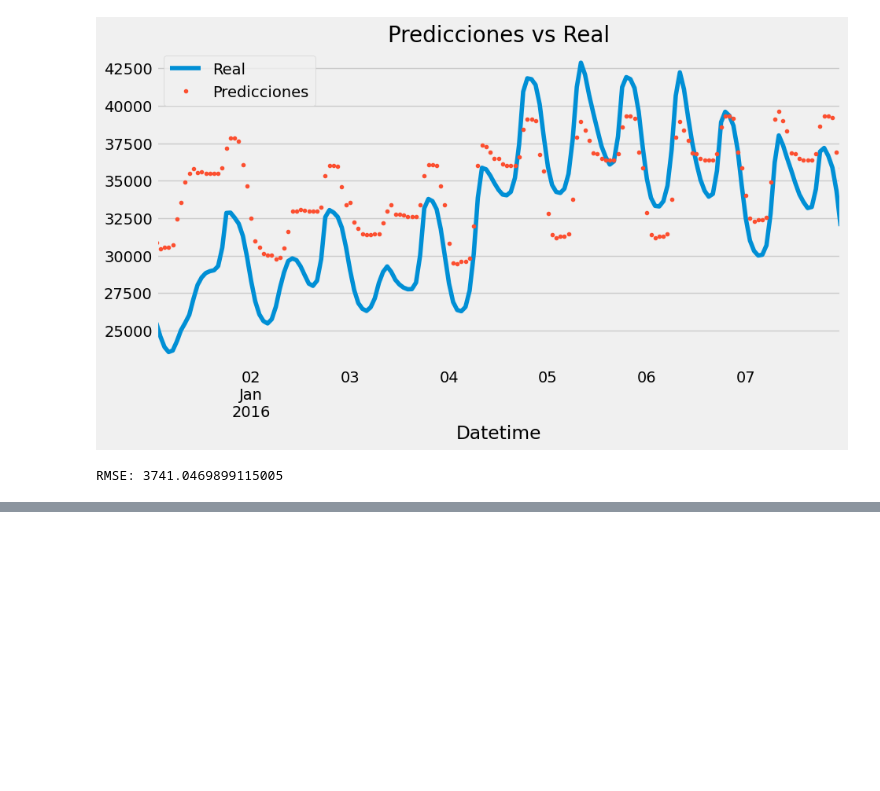
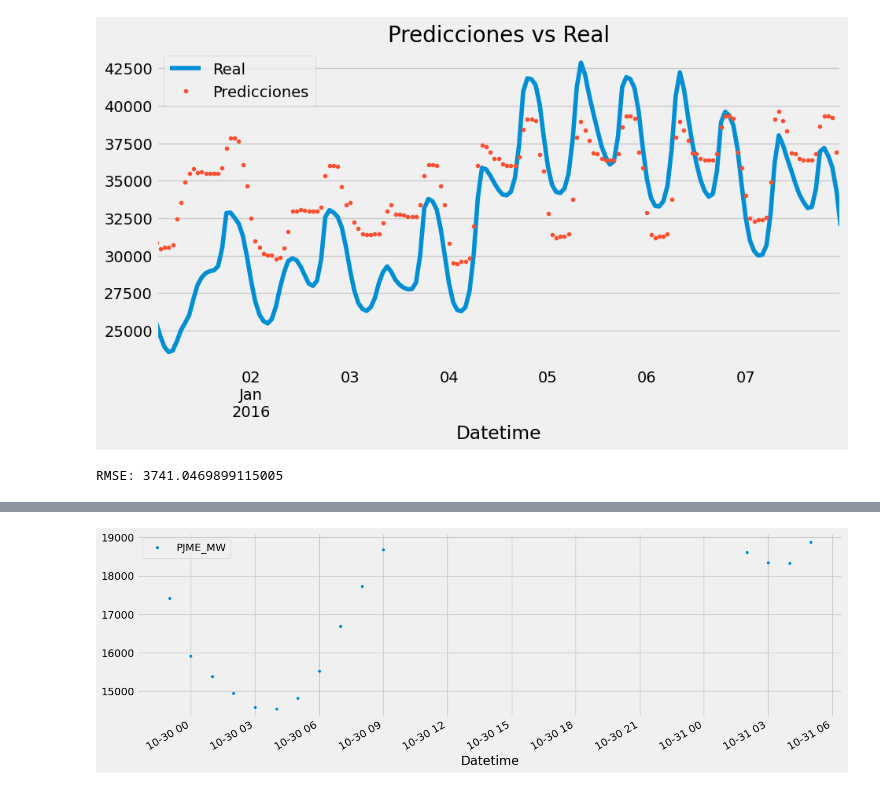
Before and after one commit to Nimbus-commints/Data-Science-Proyectos, a Jupyter notebook: Time Series/Consumo de Energia.ipynb, the cells around one changed output, grey strips where cells are left out. Cells and saved outputs as stored; diff of their text form; code cells hidden in the pictures; blank space fills up the shorter version.

```diff
--- a/Time Series/Consumo de Energia.ipynb
+++ b/Time Series/Consumo de Energia.ipynb
@@ -195,0 +231,5 @@ Tambien es posible usar información externa para alimentar el modelo, Ej. Las c
+# %%
+df_2.query('PJME_MW < 19_000').plot(figsize=(15, 5),style='.')
+plt.show()
+# %% [output]
+[figure, added]
```
Also changed, not shown: parts of 30 cells of this notebook.
